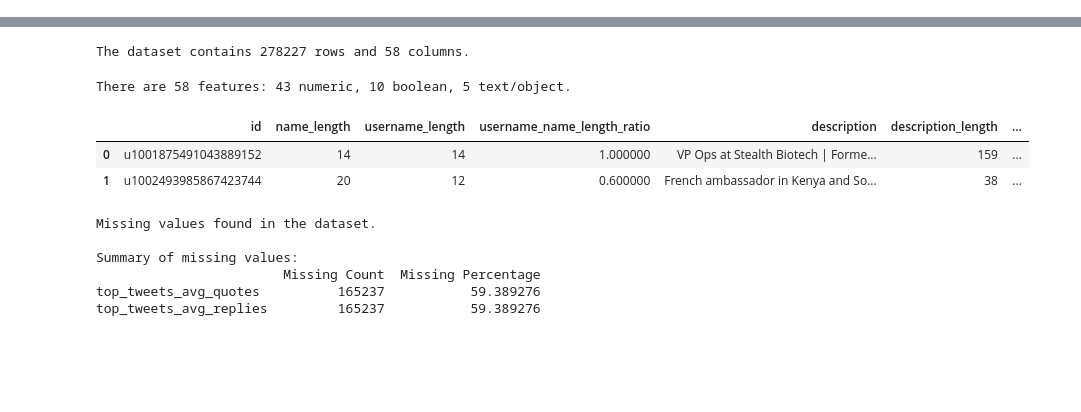
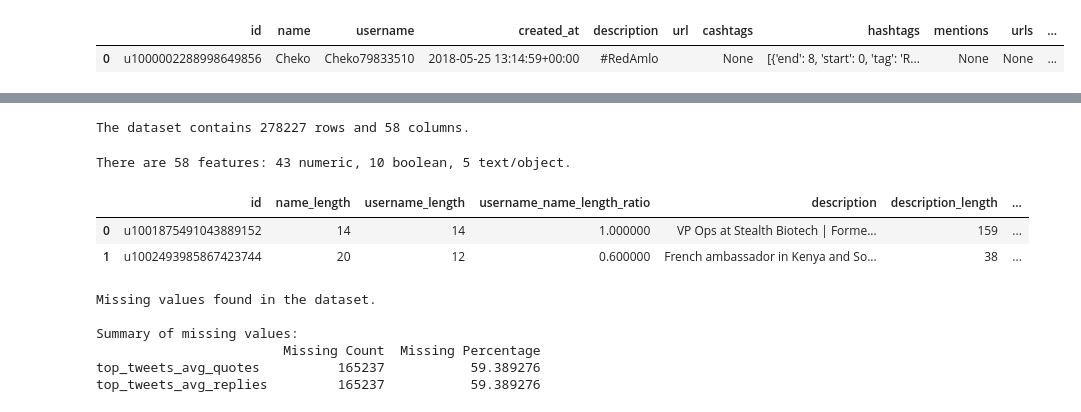
Before and after one commit to julwdo/thesis, a Jupyter notebook: 01_codes/03_nlp_project_main.ipynb, the cells around one changed output, grey strips where cells are left out. Cells and saved outputs as stored; diff of their text form; code cells hidden in the pictures; blank space fills up the shorter version.

```diff
--- a/01_codes/03_nlp_project_main.ipynb
+++ b/01_codes/03_nlp_project_main.ipynb
@@ -20 +16,30 @@ Mounted at /content/drive
+# %%
+import pyarrow.parquet as pq
+
+path = "/content/drive/MyDrive/twibot-22/processed"
+
+user_data = pd.read_parquet(f"{path}/user_data.parquet", engine='pyarrow')
+user_features = pd.read_parquet(f"{path}/user_features.parquet", engine='pyarrow')
+
+user_features = user_features.drop(columns=[
+    "description",
+    "followers_count",
+    "following_count",
+    "listed_count",
+    "tweet_count",
+    "label"
+    ])
+# %%
+users = user_data.merge(
+    user_features,
+    on="id",
+    how="left"
+    )
+
+del user_data, user_features
+# %%
+users.head(1)
+# %% [output]
+|  | id | name | username | created_at | description | url | cashtags | hashtags | mentions | urls | ... |
+| 0 | u1000002288998649856 | Cheko | Cheko79833510 | 2018-05-25 13:14:59+00:00 | #RedAmlo |  | None | [{'end': 8, 'start': 0, 'tag': 'R... | None | None | ... |
 # %%
```
Also changed, not shown: parts of 7 cells of this notebook.
